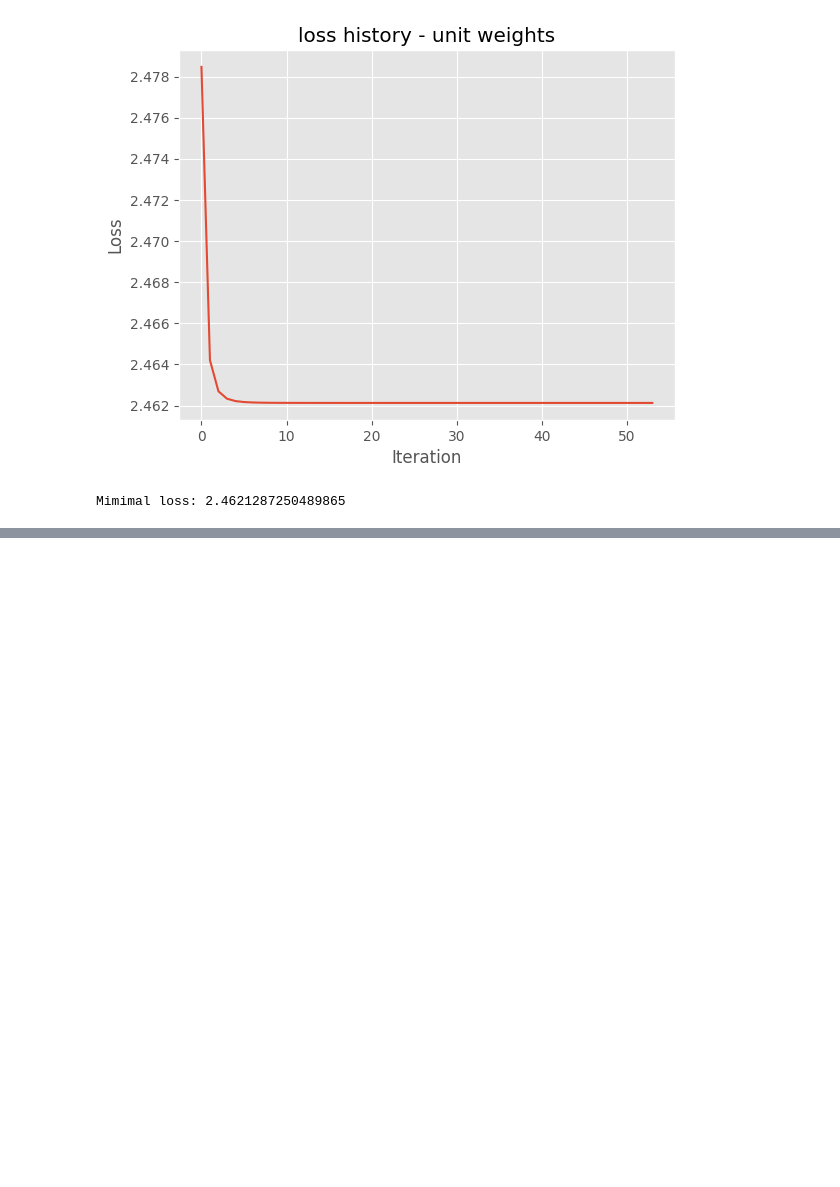
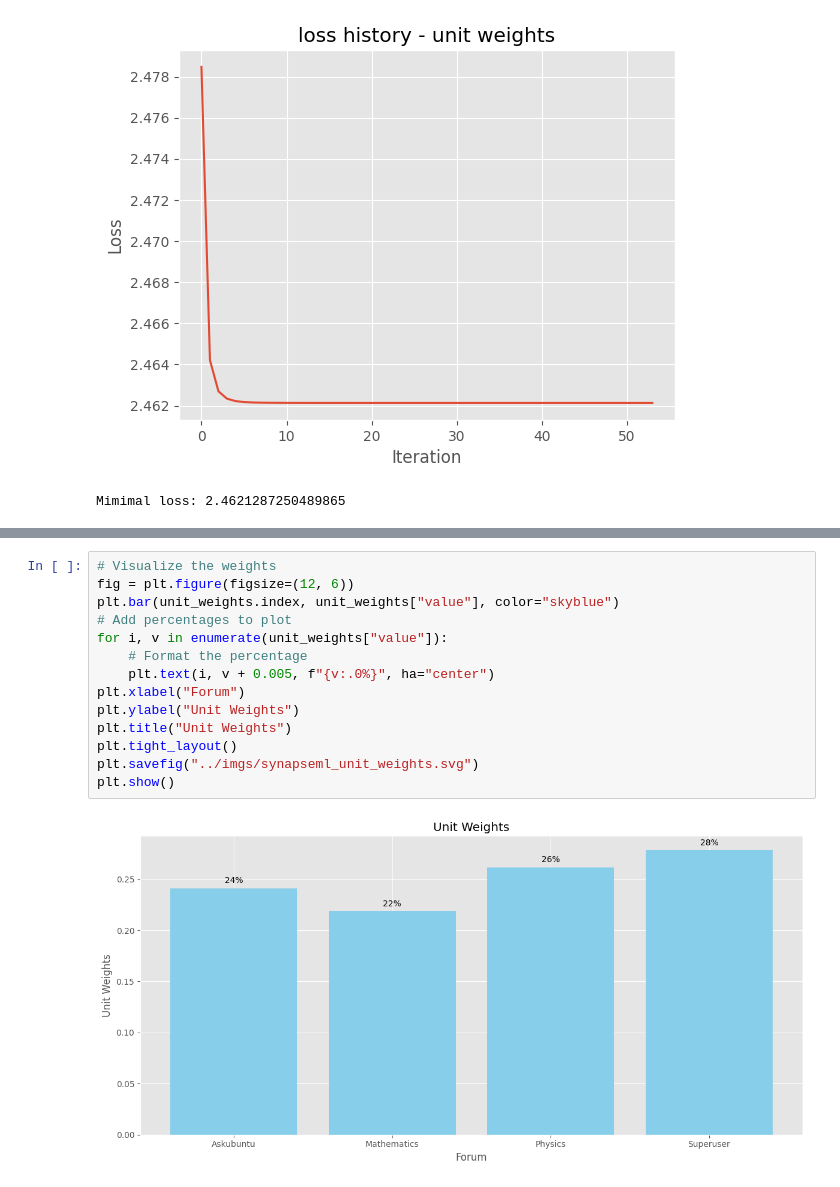
Before and after one commit to m9o8/bse_tm_final, a Jupyter notebook: code/2_2_synapseml.ipynb, the cells around one changed output, grey strips where cells are left out. Cells and saved outputs as stored; diff of their text form; blank space fills up the shorter version.

```diff
--- a/code/2_2_synapseml.ipynb
+++ b/code/2_2_synapseml.ipynb
@@ -324,3 +327,19 @@ plt.savefig("../imgs/synapseml_synthetic_diff_in_diff.svg")
 plt.show()
 # %% [output]
 [figure]
+# %%
+# Visualize the weights
+fig = plt.figure(figsize=(12, 6))
+plt.bar(unit_weights.index, unit_weights["value"], color="skyblue")
+# Add percentages to plot
+for i, v in enumerate(unit_weights["value"]):
+    # Format the percentage
+    plt.text(i, v + 0.005, f"{v:.0%}", ha="center")
+plt.xlabel("Forum")
+plt.ylabel("Unit Weights")
+plt.title("Unit Weights")
+plt.tight_layout()
+plt.savefig("../imgs/synapseml_unit_weights.svg")
+plt.show()
+# %% [output]
+[figure, added]
```
Also changed, not shown: parts of 1 cell of this notebook, 7 other files.
